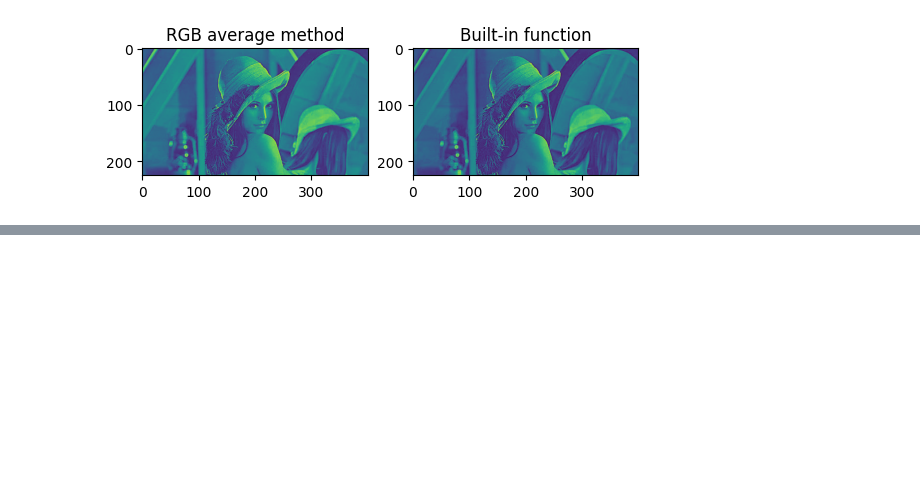
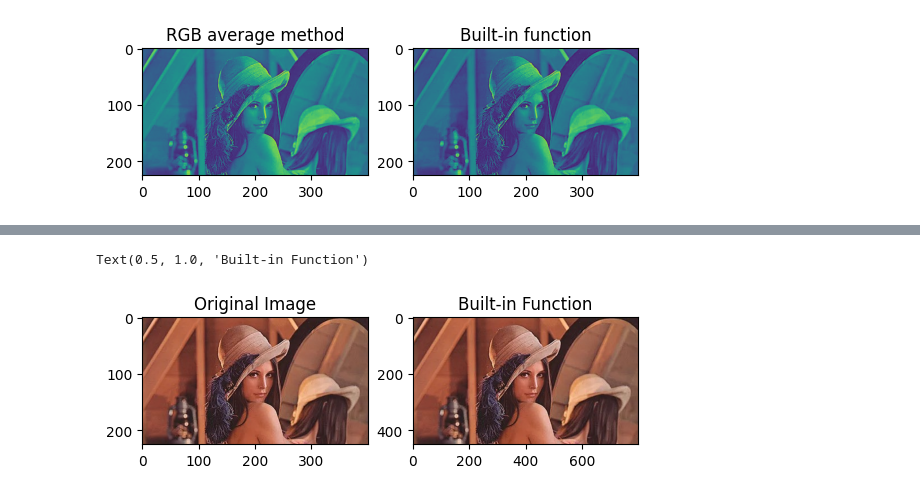
Before and after one commit to pranav-85/DIP_2025, a Jupyter notebook: CS22B1027_Assignment2.ipynb, the cells around one changed output, grey strips where cells are left out. Drawn from its saved outputs; the diff is of its cells as text; code cells hidden in the pictures; blank space fills up the shorter version.

```diff
--- a/CS22B1027_Assignment2.ipynb
+++ b/CS22B1027_Assignment2.ipynb
@@ -58,0 +148,13 @@ print(gray_image_2 - gray_image_1)
+# %%
+plt.subplot(121)
+plt.imshow(fc)
+plt.title('Original Image')
+
+# Using built-in function for resizing
+resized_builtin = cv2.resize(fc, (width * 2, height * 2), interpolation=cv2.INTER_CUBIC)
+plt.subplot(122)
+plt.imshow(resized_builtin)
+plt.title('Built-in Function')
+# %% [output]
+Text(0.5, 1.0, 'Built-in Function')
+[figure, added]
```
Also changed, not shown: parts of 4 cells of this notebook, 1 other file.
